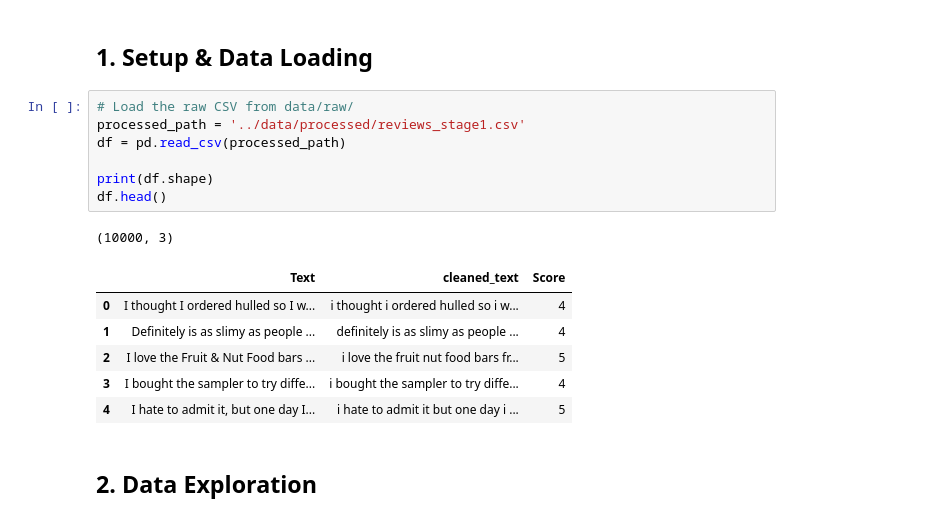
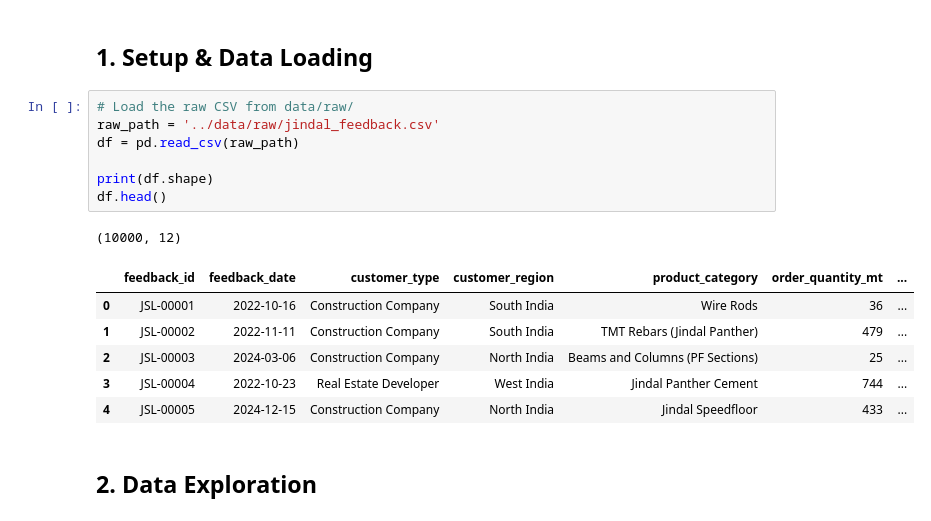
Before and after one commit to ali7540/nlp-quality-feedback-analyzer, a Jupyter notebook: notebooks/week1_preprocessing.ipynb, the cells around one changed output. Saved outputs shown, nothing was run; the diff lists cells and outputs as text.

```diff
--- a/notebooks/week1_preprocessing.ipynb
+++ b/notebooks/week1_preprocessing.ipynb
@@ -12,19 +12,19 @@ import string
 ## 1. Setup & Data Loading
 # %%
 # Load the raw CSV from data/raw/
-processed_path = '../data/processed/reviews_stage1.csv'
-df = pd.read_csv(processed_path)
+raw_path = '../data/raw/jindal_feedback.csv'
+df = pd.read_csv(raw_path)
 
 print(df.shape)
 df.head()
 # %% [output]
-(10000, 3)
+(10000, 12)
-|  | Text | cleaned_text | Score |
-| 0 | I thought I ordered hulled so I w... | i thought i ordered hulled so i w... | 4 |
-| 1 | Definitely is as slimy as people ... | definitely is as slimy as people ... | 4 |
-| 2 | I love the Fruit & Nut Food bars ... | i love the fruit nut food bars fr... | 5 |
-| 3 | I bought the sampler to try diffe... | i bought the sampler to try diffe... | 4 |
-| 4 | I hate to admit it, but one day I... | i hate to admit it but one day i ... | 5 |
+|  | feedback_id | feedback_date | customer_type | customer_region | product_category | order_quantity_mt | ... |
+| 0 | JSL-00001 | 2022-10-16 | Construction Company | South India | Wire Rods | 36 | ... |
+| 1 | JSL-00002 | 2022-11-11 | Construction Company | South India | TMT Rebars (Jindal Panther) | 479 | ... |
+| 2 | JSL-00003 | 2024-03-06 | Construction Company | North India | Beams and Columns (PF Sections) | 25 | ... |
+| 3 | JSL-00004 | 2022-10-23 | Real Estate Developer | West India | Jindal Panther Cement | 744 | ... |
+| 4 | JSL-00005 | 2024-12-15 | Construction Company | North India | Jindal Speedfloor | 433 | ... |
 # %% [markdown]
 ## 2. Data Exploration
 # %%
```
Also changed, not shown: parts of 26 cells of this notebook, 8 other files.
